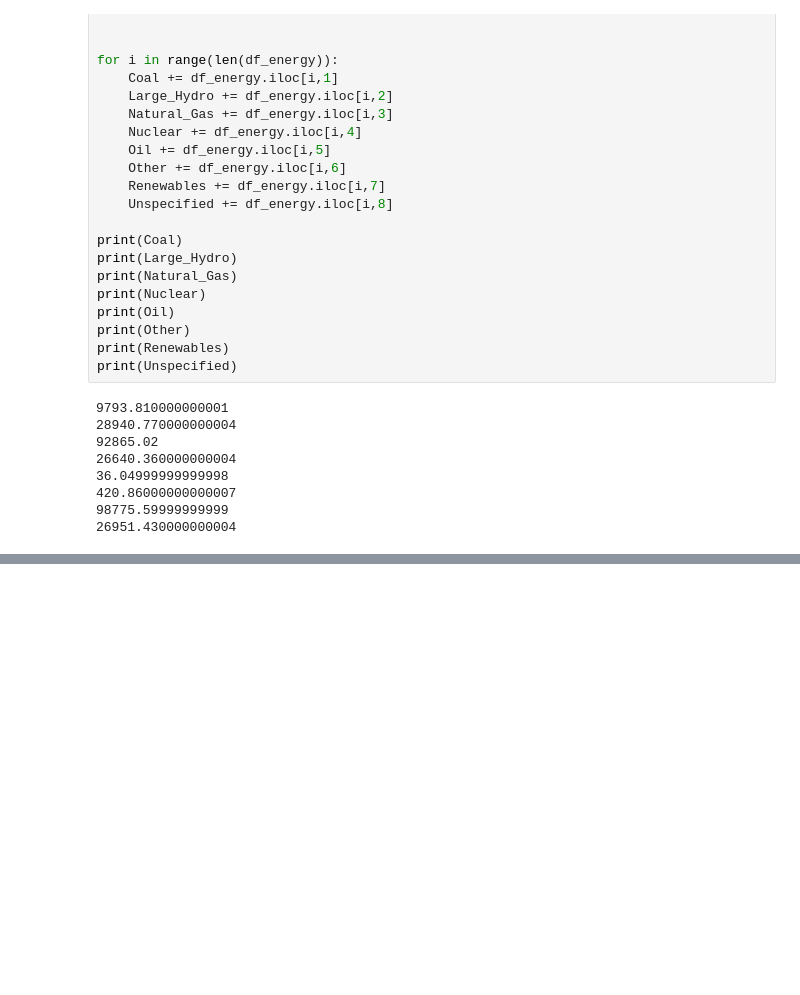
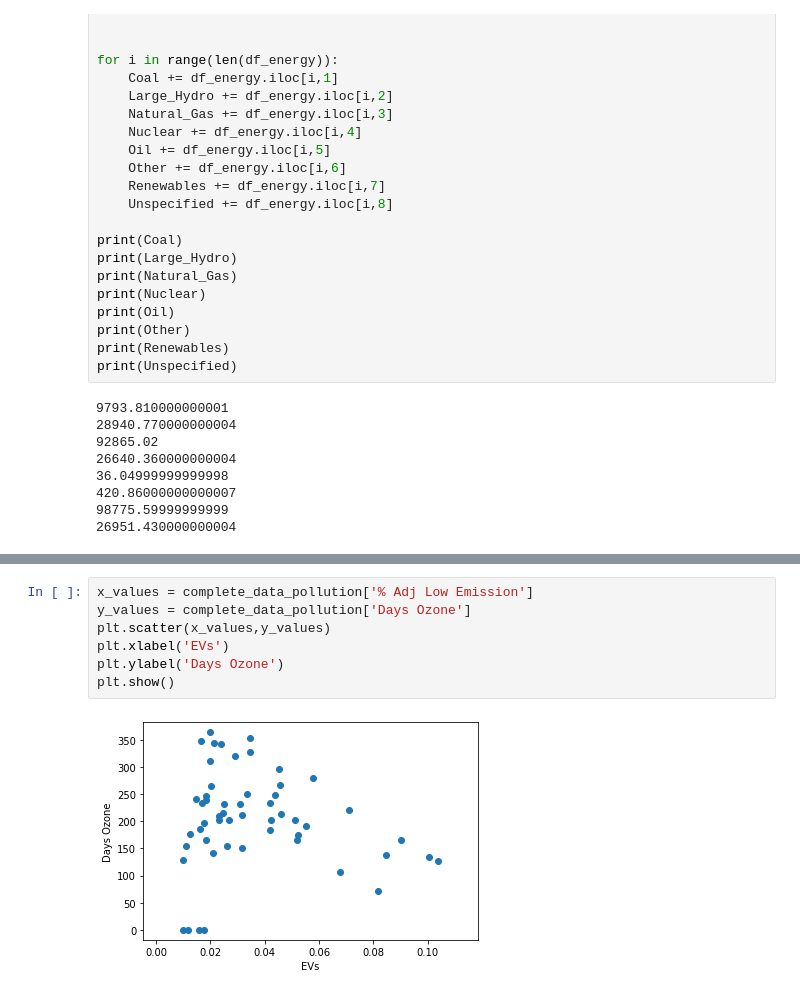
Before and after one commit to ethanemartin95/Project_1, a Jupyter notebook: code/final_code.ipynb, the cells around one changed output, grey strips where cells are left out. Saved outputs shown, nothing was run; the diff lists cells and outputs as text; blank space fills up the shorter version.

```diff
--- a/code/candice_code.ipynb
+++ b/code/final_code.ipynb
@@ -1303,0 +1376,9 @@ plt.savefig('../output/energy_pie.png')
+# %%
+x_values = complete_data_pollution['% Adj Low Emission']
+y_values = complete_data_pollution['Days Ozone']
+plt.scatter(x_values,y_values)
+plt.xlabel('EVs')
+plt.ylabel('Days Ozone')
+plt.show()
+# %% [output]
+[figure, added]
```
Also changed, not shown: parts of 19 cells of this notebook, 28 other files.
